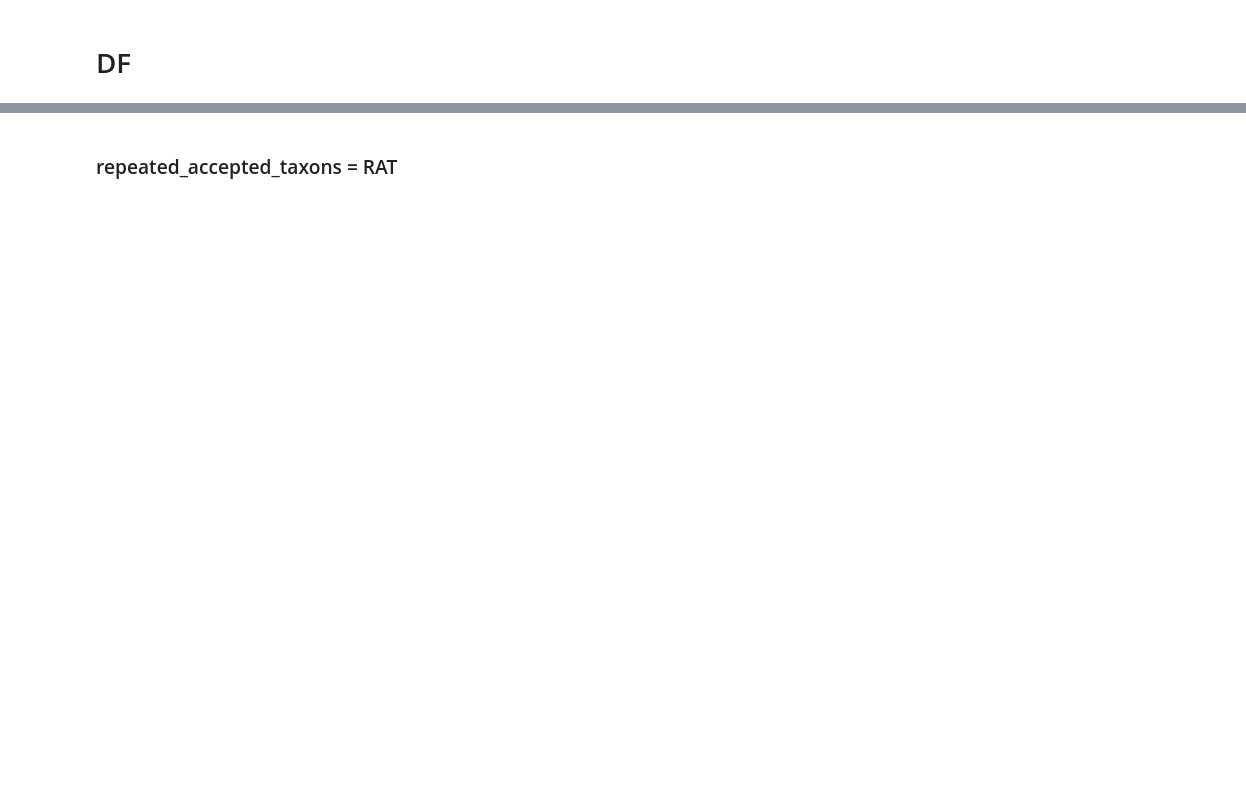
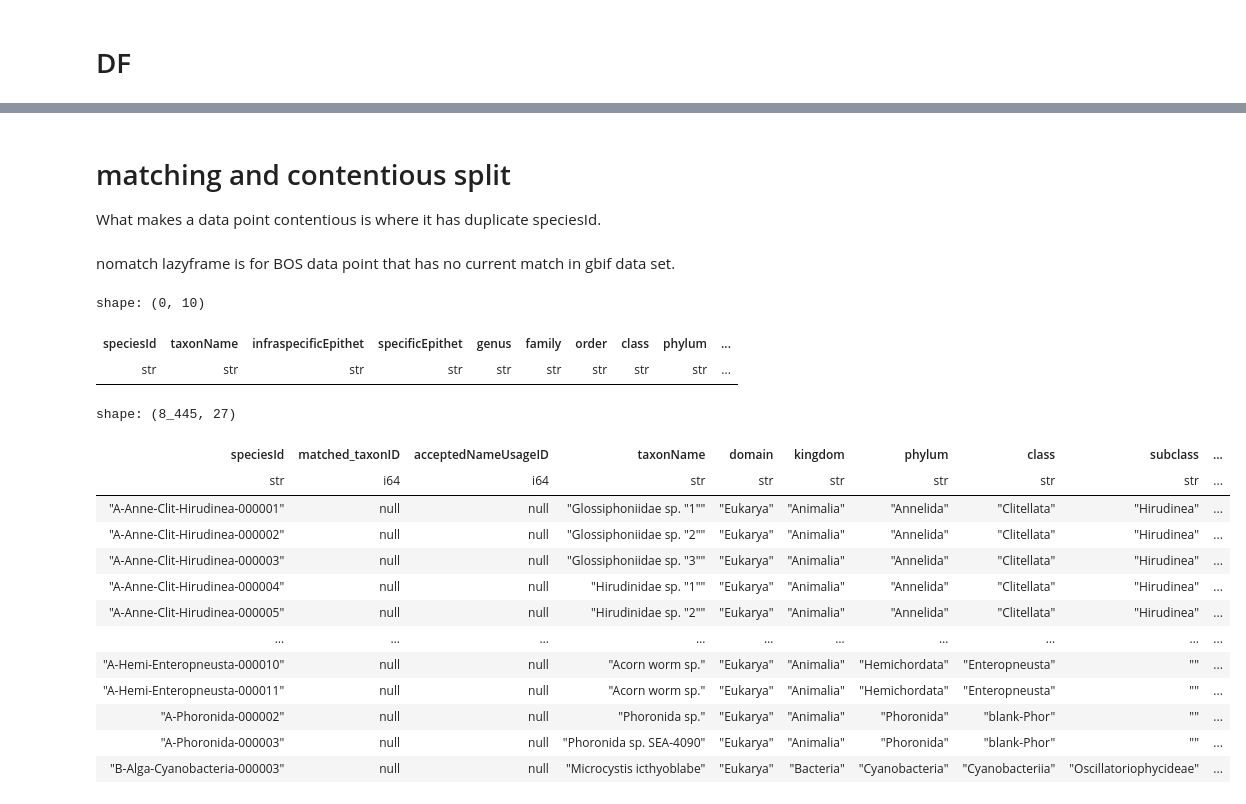
Before and after one commit to roberthobblebottom/lkcnhm_data_wrangling, a Jupyter notebook: __marimo__/more R translation.ipynb, the cells around one changed output, grey strips where cells are left out. Saved outputs shown, nothing was run; the diff lists cells and outputs as text; code cells hidden in the pictures; blank space fills up the shorter version.

```diff
--- a/__marimo__/more R translation.ipynb
+++ b/__marimo__/more R translation.ipynb
@@ -77,0 +24,3 @@ shape: (8_445, 27)
+# %% [markdown]
+# matching and contentious split
+What makes a data point contentious is where it has duplicate speciesId.
@@ -78,13 +64,69 @@ shape: (8_445, 27)
+# %% [markdown]
+nomatch lazyframe is for BOS data point that has no current match in gbif data set.
 # %%
-repeated_accepted_taxons = (
-    pl.scan_csv("gbif/Taxon.tsv", separator="\t", quote_char=None, cache=True)
-    .filter(pl.col("taxonomicStatus") == pl.lit("accepted"))
-    .filter(pl.col("kingdom").is_in(["Animalia", "Plantae"]))
-    .filter(~pl.col("canonicalName").is_null())
-    .filter(pl.col("canonicalName") != "")
-    .sort("canonicalName")
-    .filter(pl.col("canonicalName").is_duplicated())
+debug = (
+    matching.filter(
+        (pl.col("specificEpithet").is_not_null()) & (pl.col("genus").is_null())
+    )
+    .select(
+        [
+            "speciesId",
+            "taxonName",
+            "infraspecificEpithet",
+            "specificEpithet",
+            "genus",
+            "family",
+            "order",
+            "class",
+            "phylum",
+            "kingdom",
+        ]
+    )
+    .collect()
 )
+debug
+# matching.filter(
+#     (pl.col("specificEpithet").is_not_null())
+#     & (
+#         pl.col("speciesId").is_in(
+#             debug.select(["speciesId"]).to_series().to_list()
+#         )
+#     )
+# ).select(
+#     [
+#         "taxonName",
+#     ]
+#     + priorityFeatures
+# ).collect()
+# %% [output]
+shape: (0, 10)
+| speciesId | taxonName | infraspecificEpithet | specificEpithet | genus | family | order | class | phylum | ... |
+| str | str | str | str | str | str | str | str | str | ... |
-# %% [markdown]
-### repeated_accepted_taxons = RAT
+# %%
+nomatch = (
+    matching.filter(pl.col("matched_taxonID").is_null())
+    .with_columns(
+        taxonRank=pl.lit("BOSuncornirmedSpecies"),
+        taxonomicStatus=pl.lit("BOSunformired"),
+        parentNameUsageID=pl.lit(None),
+    )
+    .fill_null("")  # TODO TEST IF NOT WORK, REMOVE
+    .collect()
+)
+nomatch
+# %% [output]
+shape: (8_445, 27)
+| speciesId | matched_taxonID | acceptedNameUsageID | taxonName | domain | kingdom | phylum | class | subclass | ... |
+| str | i64 | i64 | str | str | str | str | str | str | ... |
+| "A-Anne-Clit-Hirudinea-000001" | null | null | "Glossiphoniidae sp. "1"" | "Eukarya" | "Animalia" | "Annelida" | "Clitellata" | "Hirudinea" | ... |
+| "A-Anne-Clit-Hirudinea-000002" | null | null | "Glossiphoniidae sp. "2"" | "Eukarya" | "Animalia" | "Annelida" | "Clitellata" | "Hirudinea" | ... |
+| "A-Anne-Clit-Hirudinea-000003" | null | null | "Glossiphoniidae sp. "3"" | "Eukarya" | "Animalia" | "Annelida" | "Clitellata" | "Hirudinea" | ... |
+| "A-Anne-Clit-Hirudinea-000004" | null | null | "Hirudinidae sp. "1"" | "Eukarya" | "Animalia" | "Annelida" | "Clitellata" | "Hirudinea" | ... |
+| "A-Anne-Clit-Hirudinea-000005" | null | null | "Hirudinidae sp. "2"" | "Eukarya" | "Animalia" | "Annelida" | "Clitellata" | "Hirudinea" | ... |
+| … | … | … | … | … | … | … | … | … | ... |
+| "A-Hemi-Enteropneusta-000010" | null | null | "Acorn worm sp." | "Eukarya" | "Animalia" | "Hemichordata" | "Enteropneusta" | "" | ... |
+| "A-Hemi-Enteropneusta-000011" | null | null | "Acorn worm sp." | "Eukarya" | "Animalia" | "Hemichordata" | "Enteropneusta" | "" | ... |
+| "A-Phoronida-000002" | null | null | "Phoronida sp." | "Eukarya" | "Animalia" | "Phoronida" | "blank-Phor" | "" | ... |
+| "A-Phoronida-000003" | null | null | "Phoronida sp. SEA-4090" | "Eukarya" | "Animalia" | "Phoronida" | "blank-Phor" | "" | ... |
+| "B-Alga-Cyanobacteria-000003" | null | null | "Microcystis icthyoblabe" | "Eukarya" | "Bacteria" | "Cyanobacteria" | "Cyanobacteriia" | "Oscillatoriophycideae" | ... |
 # %%
```
Also changed, not shown: parts of 17 cells of this notebook, 7 other files.
